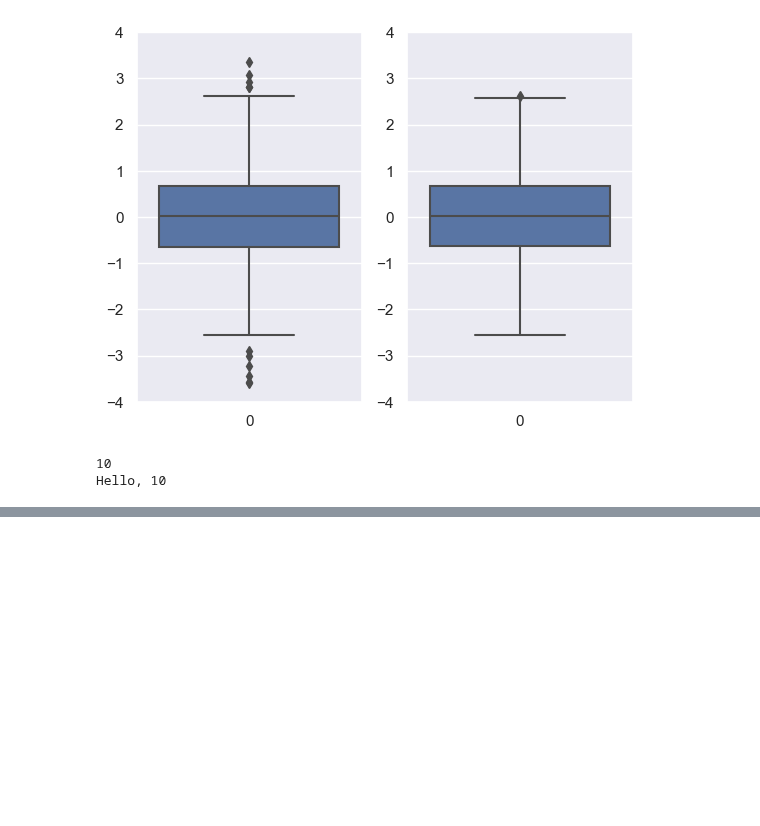
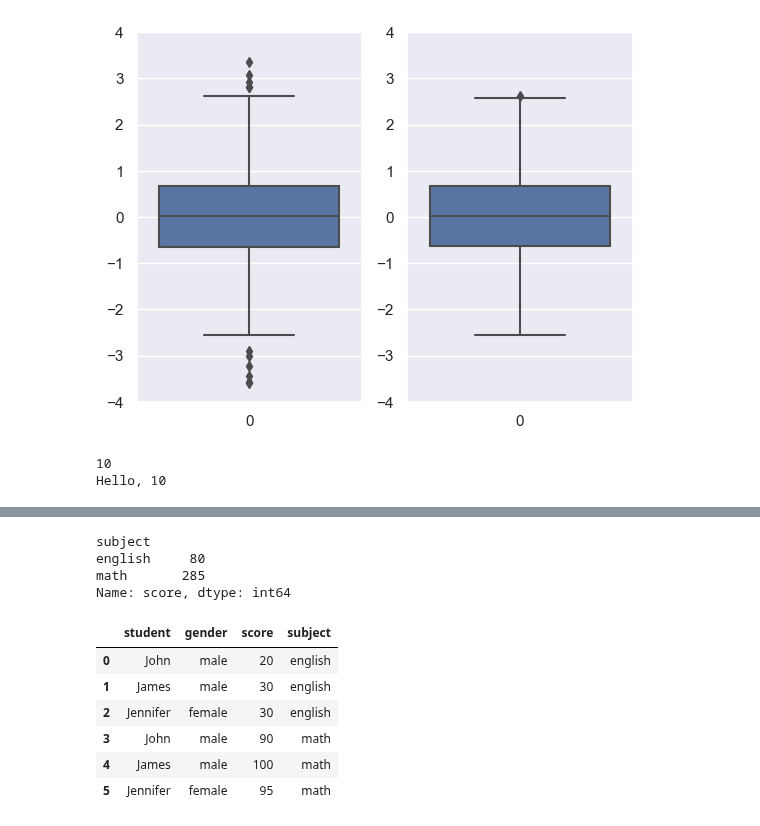
Before and after one commit to gbrs/ipython_notebook_probes, a Jupyter notebook: Probe.ipynb, the cells around one changed output, grey strips where cells are left out. Drawn from its saved outputs; the diff is of its cells as text; code cells hidden in the pictures; blank space fills up the shorter version.

Commit message:
experiment with apply vs map vs transform

```diff
--- a/Probe.ipynb
+++ b/Probe.ipynb
@@ -851,0 +928,20 @@ Hello, 10
+# %%
+df.groupby("subject")["score"] \
+    .apply(
+        lambda x: x.sum()
+    )
+# %% [output]
+subject
+english     80
+math       285
+Name: score, dtype: int64
+# %%
+df
+# %% [output]
+|  | student | gender | score | subject |
+| 0 | John | male | 20 | english |
+| 1 | James | male | 30 | english |
+| 2 | Jennifer | female | 30 | english |
+| 3 | John | male | 90 | math |
+| 4 | James | male | 100 | math |
+| 5 | Jennifer | female | 95 | math |
```
Also changed, not shown: parts of 5 cells of this notebook.
